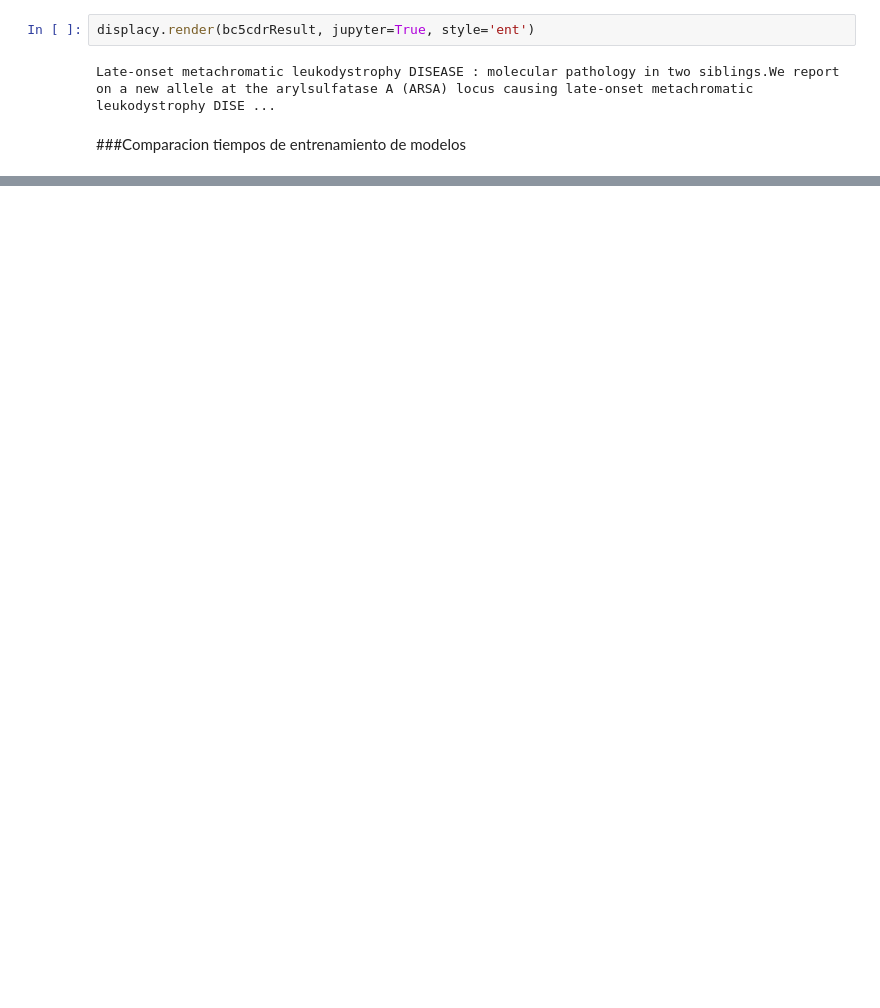
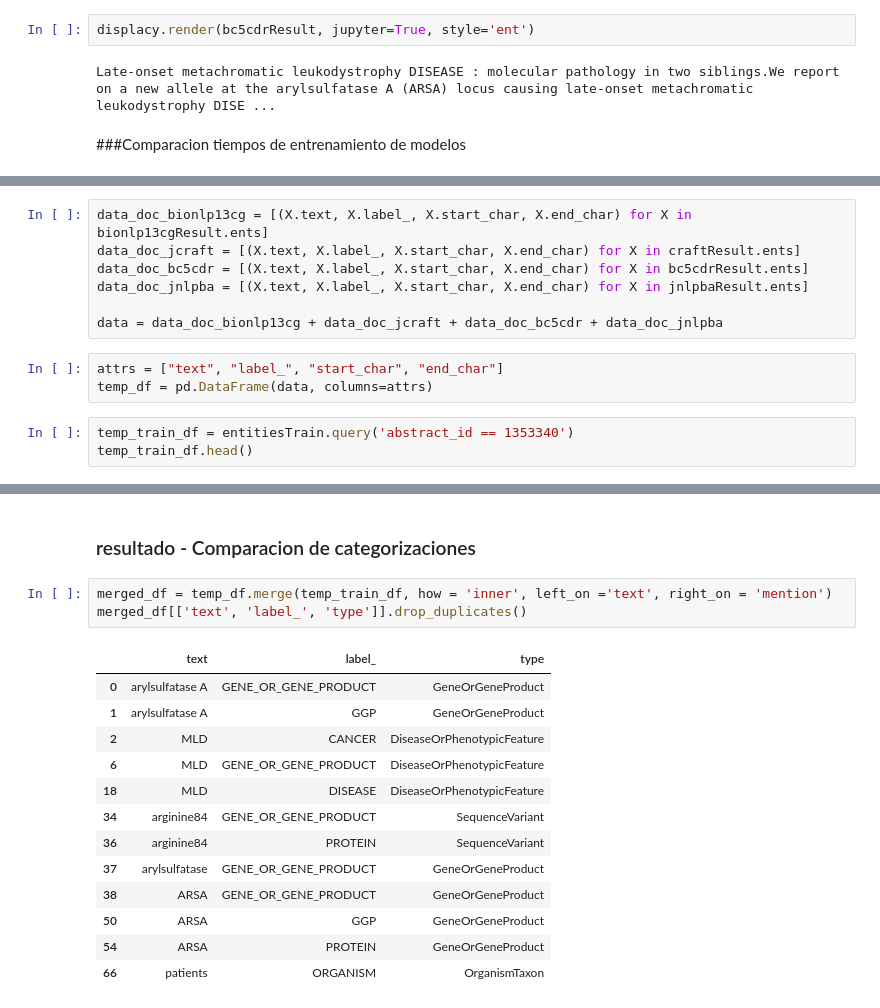
Before and after one commit to owdelc/ProyectoDataScience, a Jupyter notebook: ExploracionProyectoDataScience.ipynb, the cells around one changed output, grey strips where cells are left out. Drawn from its saved outputs; the diff is of its cells as text; blank space fills up the shorter version.

Commit message:
Categorizacion final

```diff
--- a/ExploracionProyectoDataScience.ipynb
+++ b/ExploracionProyectoDataScience.ipynb
@@ -382,0 +385,13 @@ plt.show()
+# %%
+data_doc_bionlp13cg = [(X.text, X.label_, X.start_char, X.end_char) for X in bionlp13cgResult.ents]
+data_doc_jcraft = [(X.text, X.label_, X.start_char, X.end_char) for X in craftResult.ents]
+data_doc_bc5cdr = [(X.text, X.label_, X.start_char, X.end_char) for X in bc5cdrResult.ents]
+data_doc_jnlpba = [(X.text, X.label_, X.start_char, X.end_char) for X in jnlpbaResult.ents]
+
+data = data_doc_bionlp13cg + data_doc_jcraft + data_doc_bc5cdr + data_doc_jnlpba
+# %%
+attrs = ["text", "label_", "start_char", "end_char"]
+temp_df = pd.DataFrame(data, columns=attrs)
+# %%
+temp_train_df = entitiesTrain.query('abstract_id == 1353340')
+temp_train_df.head()
@@ -382,0 +405,19 @@ plt.show()
+# %% [markdown]
+### resultado - Comparacion de categorizaciones
+# %%
+merged_df = temp_df.merge(temp_train_df, how = 'inner', left_on ='text', right_on = 'mention')
+merged_df[['text', 'label_', 'type']].drop_duplicates()
+# %% [output]
+|  | text | label_ | type |
+| 0 | arylsulfatase A | GENE_OR_GENE_PRODUCT | GeneOrGeneProduct |
+| 1 | arylsulfatase A | GGP | GeneOrGeneProduct |
+| 2 | MLD | CANCER | DiseaseOrPhenotypicFeature |
+| 6 | MLD | GENE_OR_GENE_PRODUCT | DiseaseOrPhenotypicFeature |
+| 18 | MLD | DISEASE | DiseaseOrPhenotypicFeature |
+| 34 | arginine84 | GENE_OR_GENE_PRODUCT | SequenceVariant |
+| 36 | arginine84 | PROTEIN | SequenceVariant |
+| 37 | arylsulfatase | GENE_OR_GENE_PRODUCT | GeneOrGeneProduct |
+| 38 | ARSA | GENE_OR_GENE_PRODUCT | GeneOrGeneProduct |
+| 50 | ARSA | GGP | GeneOrGeneProduct |
+| 54 | ARSA | PROTEIN | GeneOrGeneProduct |
+| 66 | patients | ORGANISM | OrganismTaxon |
```
Also changed, not shown: parts of 9 cells of this notebook.
